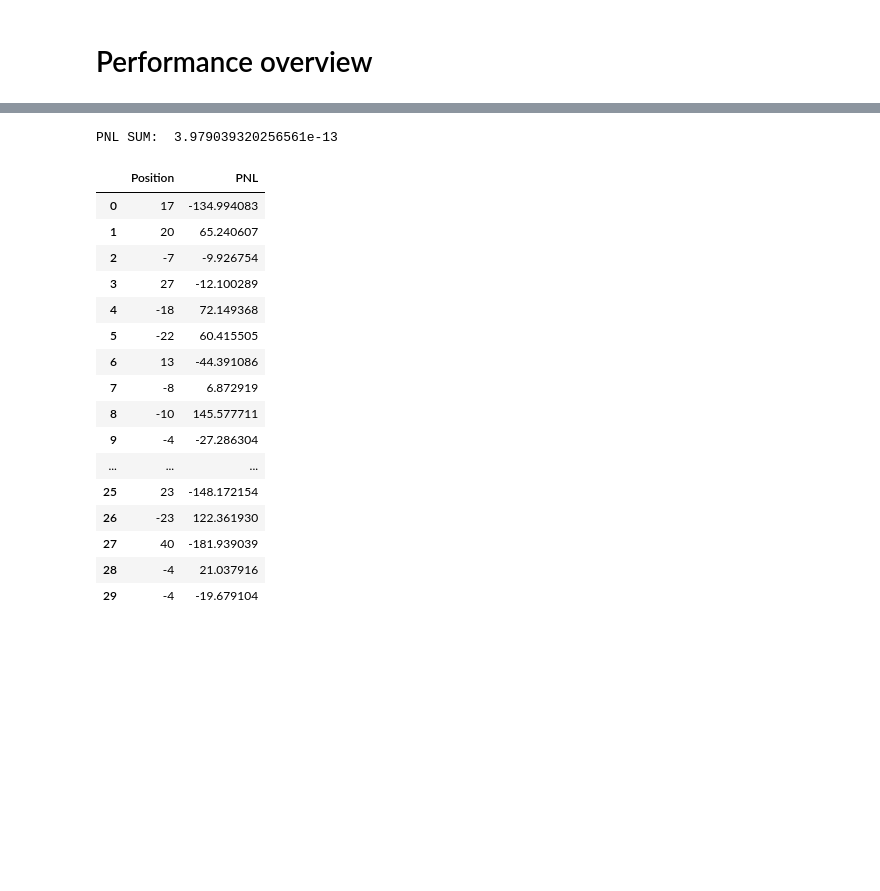
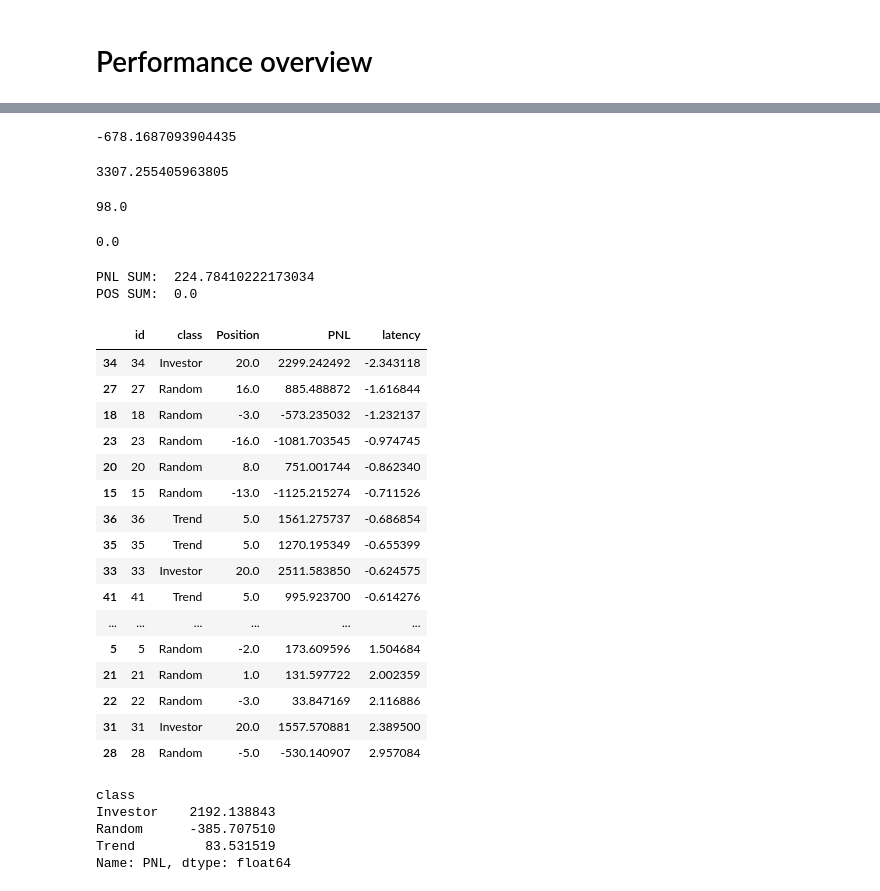
Before and after one commit to victoremil1996/rl_for_trading, a Jupyter notebook: notebooks/market_simulation_main.ipynb, the cells around one changed output, grey strips where cells are left out. Saved outputs shown, nothing was run; the diff lists cells and outputs as text; code cells hidden in the pictures; blank space fills up the shorter version.

Commit message:
fixed_random_stuff investor plus trend agents

```diff
--- a/notebooks/market_simulation_main.ipynb
+++ b/notebooks/market_simulation_main.ipynb
@@ -71,28 +95,59 @@ np.maximum(agents[0].sell_price, 0)
+# %%
+stats_df[stats_df["class"] == "Random"]["PNL"].sum()
+# %% [output]
+-678.1687093904435
+# %%
+stats_df[stats_df["class"] == "Investor"]["PNL"].sum()
+# %% [output]
+3307.255405963805
+# %%
+stats_df[stats_df["class"] == "Investor"]["Position"].sum()
+# %% [output]
+98.0
+# %%
+stats_df[stats_df["class"] == "Random"]["Position"].sum()
+# %% [output]
+0.0
 # %%
-stats_df = pd.DataFrame({"Position":None, "PNL":None}, index = [0]).dropna()
+stats_df = pd.DataFrame({"id":None, "class":None, "Position":None, "PNL":None}, index = [0]).dropna()
 for agent in agents:
     agent.calculate_profit_and_loss(state)
-    df_temp = pd.DataFrame({"Position":agent.position, "PNL": agent.pnl}, index = [agent.agent_id])
+    df_temp = pd.DataFrame({"id": agent.agent_id,
+                            "class":agent.agent_class,
+                            "Position":agent.position,
+                            "PNL": agent.pnl,
+                            "latency": agent.latency},
+                            index = [agent.agent_id])
     stats_df = stats_df.append(df_temp)
 
 print("PNL SUM: ", stats_df["PNL"].sum())
-stats_df
+print("POS SUM: ", stats_df["Position"].sum())
+stats_df.sort_values("latency", inplace = True)
+np.corrcoef(stats_df.PNL.values, stats_df.latency.values)
+display(stats_df)
+display(stats_df.groupby("class")["PNL"].mean())
 # %% [output]
-PNL SUM:  3.979039320256561e-13
+PNL SUM:  224.78410222173034
+POS SUM:  0.0
-|  | Position | PNL |
-| 0 | 17 | -134.994083 |
-| 1 | 20 | 65.240607 |
-| 2 | -7 | -9.926754 |
-| 3 | 27 | -12.100289 |
-| 4 | -18 | 72.149368 |
-| 5 | -22 | 60.415505 |
-| 6 | 13 | -44.391086 |
-| 7 | -8 | 6.872919 |
-| 8 | -10 | 145.577711 |
-| 9 | -4 | -27.286304 |
-| ... | ... | ... |
-| 25 | 23 | -148.172154 |
-| 26 | -23 | 122.361930 |
-| 27 | 40 | -181.939039 |
-| 28 | -4 | 21.037916 |
-| 29 | -4 | -19.679104 |
+|  | id | class | Position | PNL | latency |
+| 34 | 34 | Investor | 20.0 | 2299.242492 | -2.343118 |
+| 27 | 27 | Random | 16.0 | 885.488872 | -1.616844 |
+| 18 | 18 | Random | -3.0 | -573.235032 | -1.232137 |
+| 23 | 23 | Random | -16.0 | -1081.703545 | -0.974745 |
+| 20 | 20 | Random | 8.0 | 751.001744 | -0.862340 |
+| 15 | 15 | Random | -13.0 | -1125.215274 | -0.711526 |
+| 36 | 36 | Trend | 5.0 | 1561.275737 | -0.686854 |
+| 35 | 35 | Trend | 5.0 | 1270.195349 | -0.655399 |
+| 33 | 33 | Investor | 20.0 | 2511.583850 | -0.624575 |
+| 41 | 41 | Trend | 5.0 | 995.923700 | -0.614276 |
+| ... | ... | ... | ... | ... | ... |
+| 5 | 5 | Random | -2.0 | 173.609596 | 1.504684 |
+| 21 | 21 | Random | 1.0 | 131.597722 | 2.002359 |
+| 22 | 22 | Random | -3.0 | 33.847169 | 2.116886 |
+| 31 | 31 | Investor | 20.0 | 1557.570881 | 2.389500 |
+| 28 | 28 | Random | -5.0 | -530.140907 | 2.957084 |
+class
+Investor    2192.138843
+Random      -385.707510
+Trend         83.531519
+Name: PNL, dtype: float64
```
Also changed, not shown: parts of 4 cells of this notebook, 2 other files.
